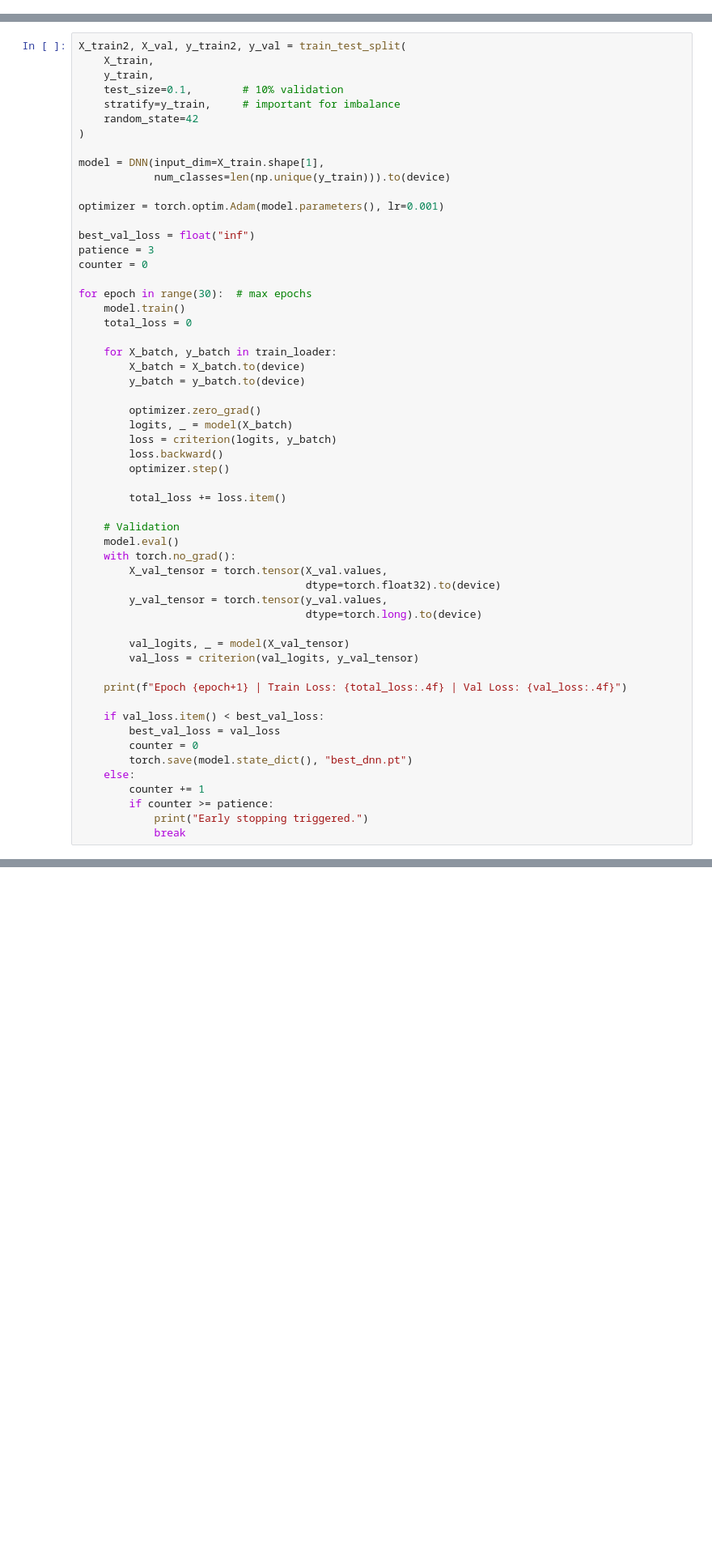
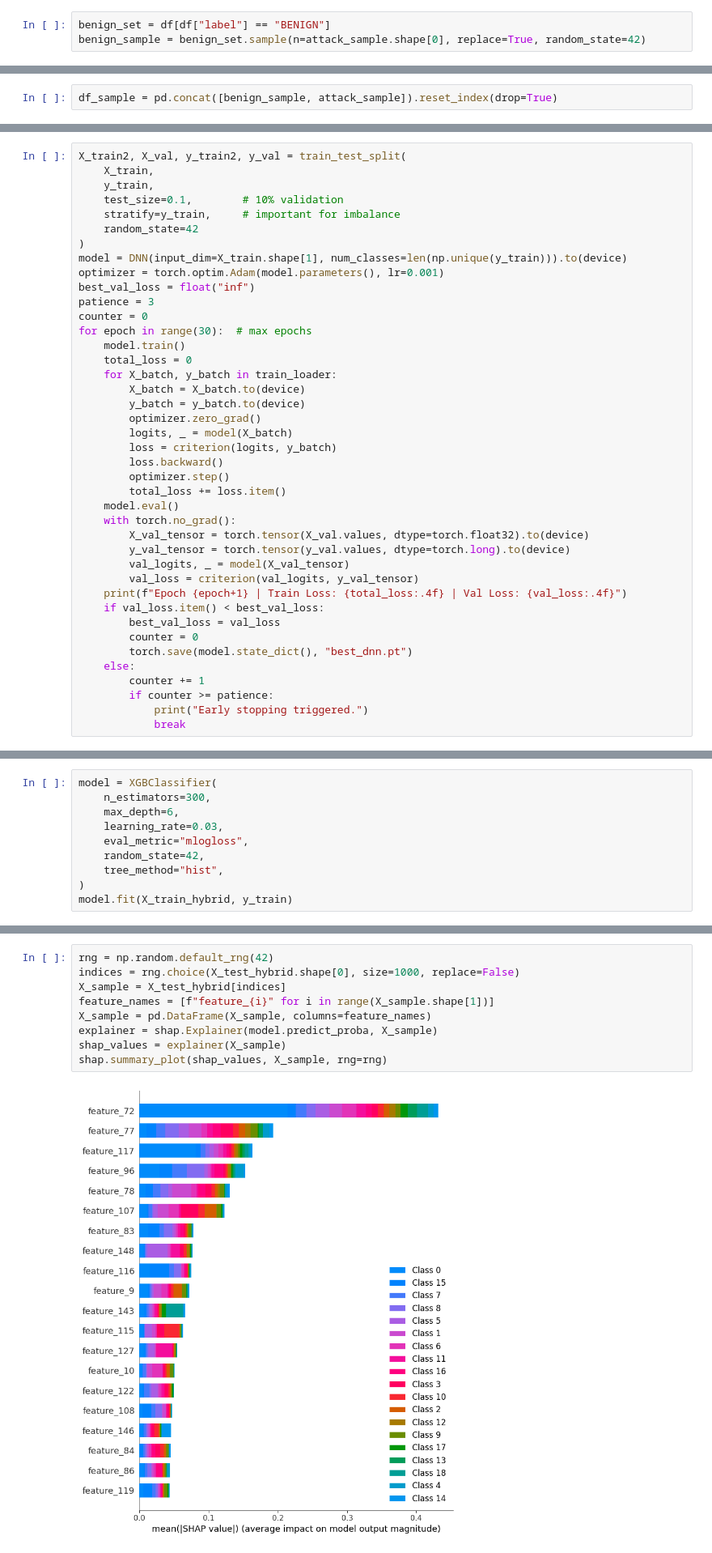
Before and after one commit to NU-Academics/DIS_Hughen, a Jupyter notebook: XGBoost-DNN-Multi.ipynb, the cells around one changed output, grey strips where cells are left out. Shown at 81% size. Drawn from its saved outputs; the diff is of its cells as text; blank space fills up the shorter version.

```diff
--- a/XGBoost-DNN-Multi.ipynb
+++ b/XGBoost-DNN-Multi.ipynb
@@ -29,0 +58,3 @@ df_sample = (df.groupby("label", group_keys=False).sample(n=2000, random_state=4
+# %%
+benign_set = df[df["label"] == "BENIGN"]
+benign_sample = benign_set.sample(n=attack_sample.shape[0], replace=True, random_state=42)
@@ -30,3 +71,5 @@ df_sample = (df.groupby("label", group_keys=False).sample(n=2000, random_state=4
+# %%
+df_sample = pd.concat([benign_sample, attack_sample]).reset_index(drop=True)
 # %%
 df_sample.shape
 # %% [output]
@@ -112,45 +155,30 @@ X_train2, X_val, y_train2, y_val = train_test_split(
     stratify=y_train,     # important for imbalance
     random_state=42
 )
-
-model = DNN(input_dim=X_train.shape[1],
-            num_classes=len(np.unique(y_train))).to(device)
-
+model = DNN(input_dim=X_train.shape[1], num_classes=len(np.unique(y_train))).to(device)
 optimizer = torch.optim.Adam(model.parameters(), lr=0.001)
-
 best_val_loss = float("inf")
 patience = 3
 counter = 0
-
 for epoch in range(30):  # max epochs
     model.train()
     total_loss = 0
-
     for X_batch, y_batch in train_loader:
         X_batch = X_batch.to(device)
         y_batch = y_batch.to(device)
-
         optimizer.zero_grad()
         logits, _ = model(X_batch)
         loss = criterion(logits, y_batch)
         loss.backward()
         optimizer.step()
-
         total_loss += loss.item()
-
-    # Validation
     model.eval()
     with torch.no_grad():
-        X_val_tensor = torch.tensor(X_val.values,
-                                    dtype=torch.float32).to(device)
-        y_val_tensor = torch.tensor(y_val.values,
-                                    dtype=torch.long).to(device)
-
+        X_val_tensor = torch.tensor(X_val.values, dtype=torch.float32).to(device)
+        y_val_tensor = torch.tensor(y_val.values, dtype=torch.long).to(device)
         val_logits, _ = model(X_val_tensor)
         val_loss = criterion(val_logits, y_val_tensor)
-
     print(f"Epoch {epoch+1} | Train Loss: {total_loss:.4f} | Val Loss: {val_loss:.4f}")
-
     if val_loss.item() < best_val_loss:
         best_val_loss = val_loss
         counter = 0
@@ -267,0 +229,10 @@ RandomizedSearchCV(cv=3,
+# %%
+model = XGBClassifier(
+    n_estimators=300,
+    max_depth=6,
+    learning_rate=0.03,
+    eval_metric="mlogloss",
+    random_state=42,
+    tree_method="hist",
+)
+model.fit(X_train_hybrid, y_train)
@@ -268 +252,12 @@ RandomizedSearchCV(cv=3,
+# %%
+rng = np.random.default_rng(42)
+indices = rng.choice(X_test_hybrid.shape[0], size=1000, replace=False)
+X_sample = X_test_hybrid[indices]
+feature_names = [f"feature_{i}" for i in range(X_sample.shape[1])]
+X_sample = pd.DataFrame(X_sample, columns=feature_names)
+explainer = shap.Explainer(model.predict_proba, X_sample)
+shap_values = explainer(X_sample)
+shap.summary_plot(shap_values, X_sample, rng=rng)
+# %% [output]
+[figure, added]
 # %%
```
Also changed, not shown: parts of 14 cells of this notebook, 4 other files.
